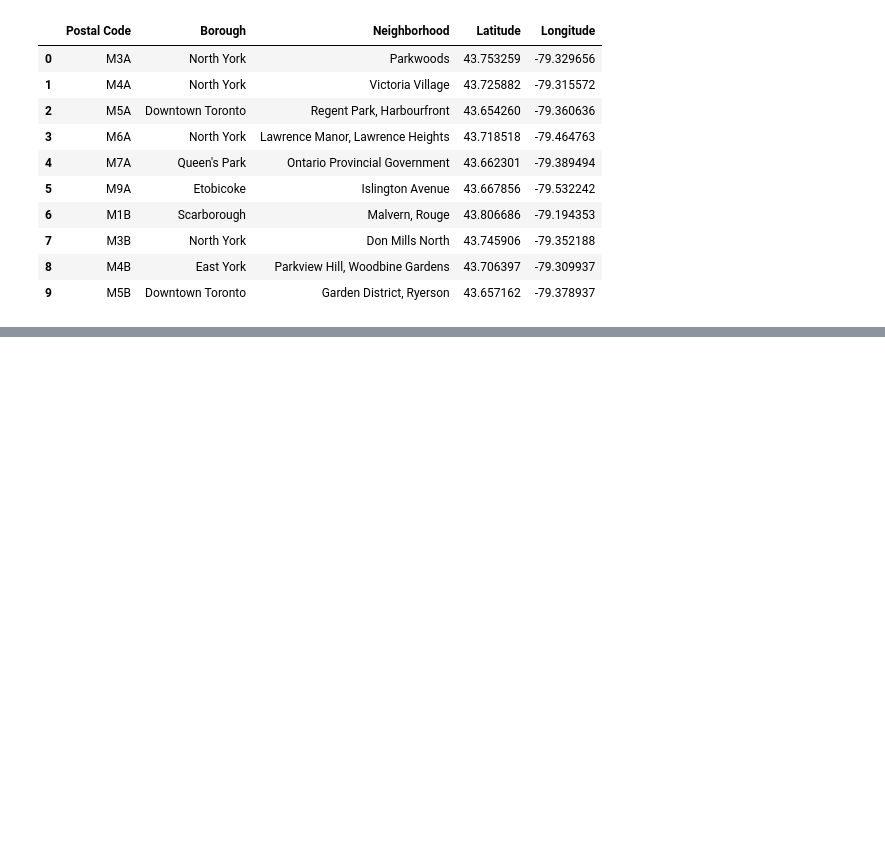
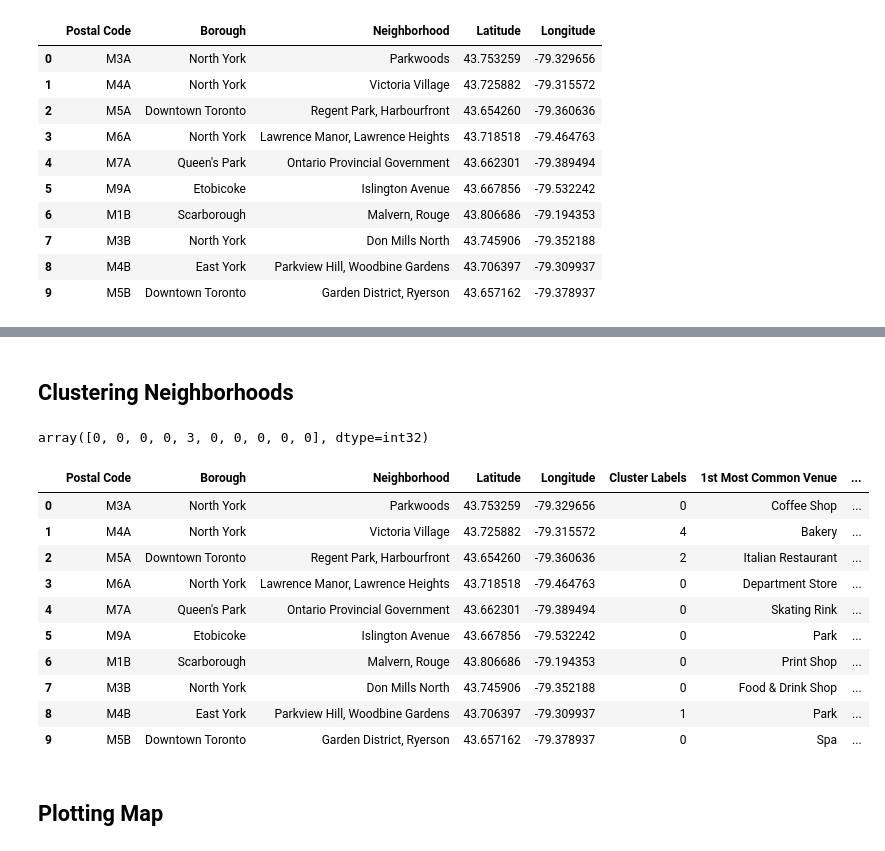
Before and after one commit to prathamSharma25/Coursera_Capstone, a Jupyter notebook: Segmenting_and_Clustering_Neighborhood_in_Toronto.ipynb, the cells around one changed output, grey strips where cells are left out. Drawn from its saved outputs; the diff is of its cells as text; code cells hidden in the pictures; blank space fills up the shorter version.

```diff
--- a/Segmenting_and_Clustering_Neighborhood_in_Toronto.ipynb
+++ b/Segmenting_and_Clustering_Neighborhood_in_Toronto.ipynb
@@ -121,0 +367,7 @@ canada_df.head(10)
+# %%
+# Funtion to get the most comkmong venues for each neighborhood
+def return_most_common_venues(row, num_top_venues):
+    row_categories = row.iloc[1:]
+    row_categories_sorted = row_categories.sort_values(ascending=False)
+
+    return row_categories_sorted.index.values[0:num_top_venues]
@@ -121,0 +409,41 @@ canada_df.head(10)
+# %% [markdown]
+## Clustering Neighborhoods
+# %%
+# Set number of clusters
+kclusters = 5
+
+toronto_grouped_clustering = toronto_grouped.drop('Neighborhood', 1)
+
+# Run k-means clustering
+kmeans = KMeans(n_clusters=kclusters, random_state=0).fit(toronto_grouped_clustering)
+
+# Check cluster labels generated for each row in the dataframe
+kmeans.labels_[0:10]
+# %% [output]
+array([0, 0, 0, 0, 3, 0, 0, 0, 0, 0], dtype=int32)
+# %%
+# Add clustering labels
+neighborhoods_venues_sorted.insert(0, 'Cluster Labels', kmeans.labels_)
+
+toronto_merged = canada_df
+
+# Merge toronto_grouped with toronto_data to add latitude/longitude for each neighborhood
+toronto_merged = toronto_merged.join(neighborhoods_venues_sorted.set_index('Neighborhood'), on='Neighborhood')
+toronto_merged = toronto_merged.dropna()
+
+# Display first 10 records
+toronto_merged.head(10)
+# %% [output]
+|  | Postal Code | Borough | Neighborhood | Latitude | Longitude | Cluster Labels | 1st Most Common Venue | ... |
+| 0 | M3A | North York | Parkwoods | 43.753259 | -79.329656 | 0 | Coffee Shop | ... |
+| 1 | M4A | North York | Victoria Village | 43.725882 | -79.315572 | 4 | Bakery | ... |
+| 2 | M5A | Downtown Toronto | Regent Park, Harbourfront | 43.654260 | -79.360636 | 2 | Italian Restaurant | ... |
+| 3 | M6A | North York | Lawrence Manor, Lawrence Heights | 43.718518 | -79.464763 | 0 | Department Store | ... |
+| 4 | M7A | Queen's Park | Ontario Provincial Government | 43.662301 | -79.389494 | 0 | Skating Rink | ... |
+| 5 | M9A | Etobicoke | Islington Avenue | 43.667856 | -79.532242 | 0 | Park | ... |
+| 6 | M1B | Scarborough | Malvern, Rouge | 43.806686 | -79.194353 | 0 | Print Shop | ... |
+| 7 | M3B | North York | Don Mills North | 43.745906 | -79.352188 | 0 | Food & Drink Shop | ... |
+| 8 | M4B | East York | Parkview Hill, Woodbine Gardens | 43.706397 | -79.309937 | 1 | Park | ... |
+| 9 | M5B | Downtown Toronto | Garden District, Ryerson | 43.657162 | -79.378937 | 0 | Spa | ... |
+# %% [markdown]
+## Plotting Map
```
Also changed, not shown: parts of 27 cells of this notebook.
